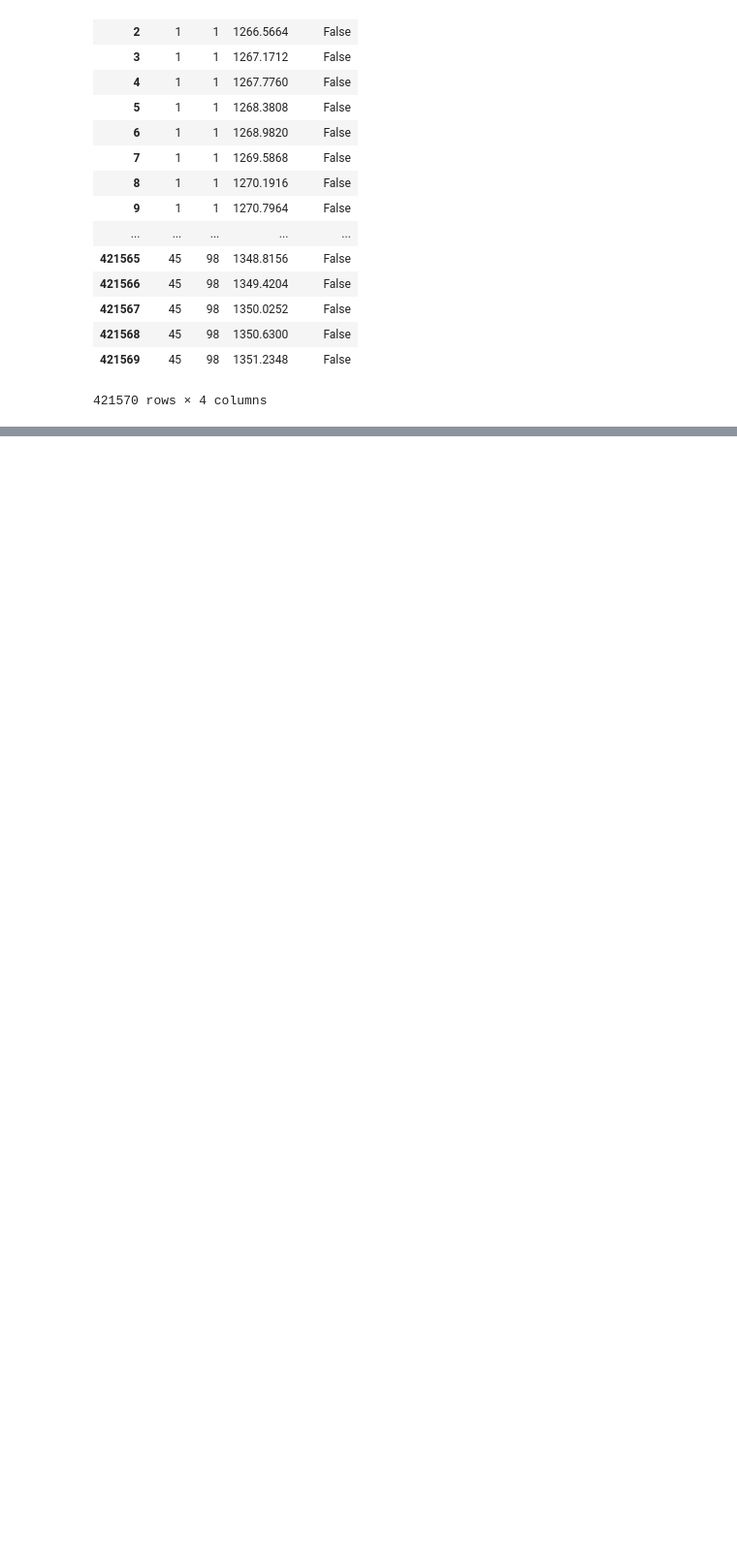
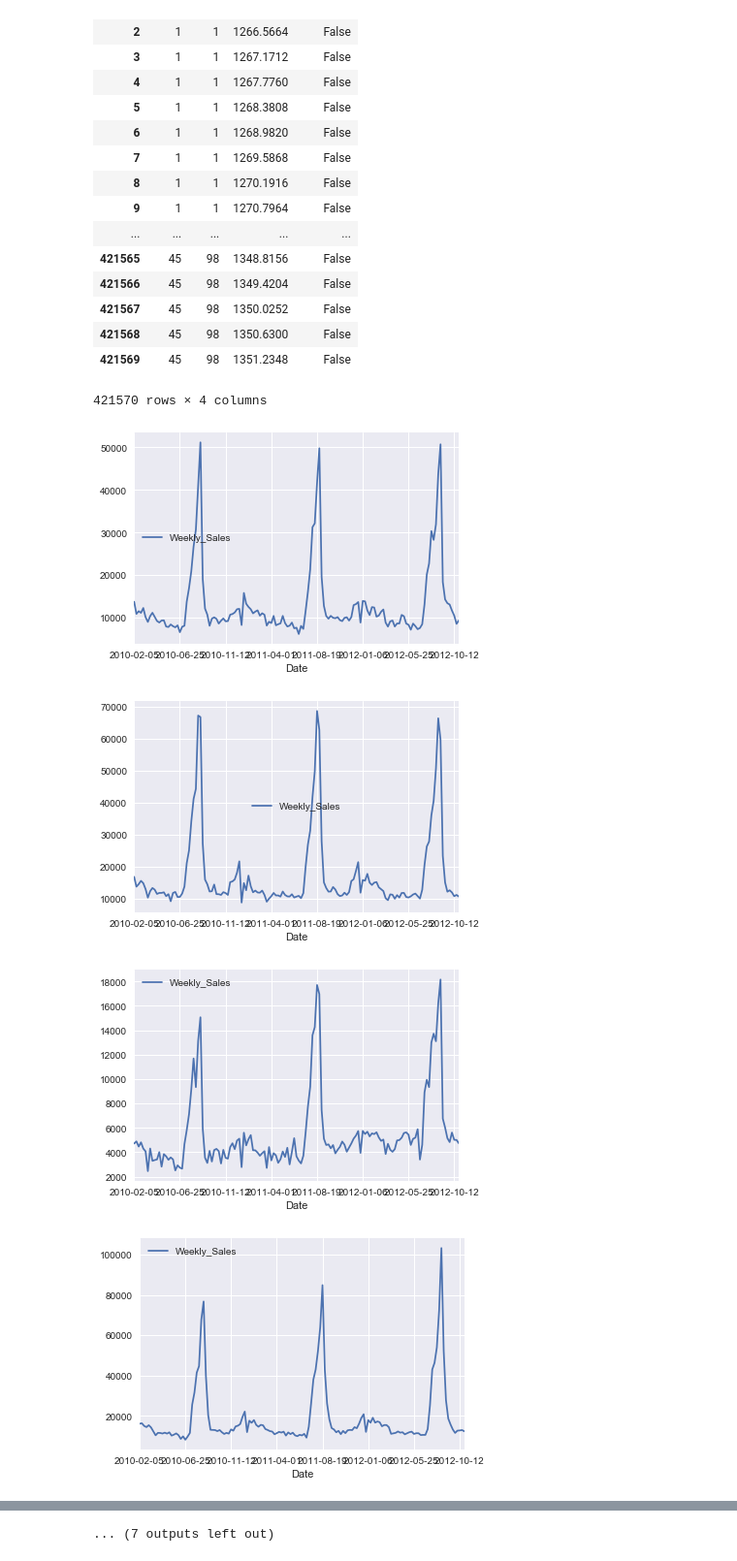
Before and after one commit to CraigFan96/CIS545, a Jupyter notebook: cleanData.ipynb, the cells around one changed output, grey strips where cells are left out. Shown at 97% size. Drawn from its saved outputs; the diff is of its cells as text; code cells hidden in the pictures; blank space fills up the shorter version.

```diff
--- a/cleanData.ipynb
+++ b/cleanData.ipynb
@@ -104,3 +104,13 @@ train_y.to_sql('train_y', engine, if_exists = 'replace', index = False)
 test.to_sql('test', engine, if_exists='replace', index = False)
 baseTrain_x.to_sql('baseTrain_x', engine, if_exists='replace', index = False)
 baseTrain_y.to_sql('baseTrain_y', engine, if_exists='replace', index = False)
+# %%
+train_df = pd.read_csv('./train.csv')
+# %%
+for i in range(1, 20):
+    train_df[(train_df['Store'] == i) & (train_df['Dept'] == 3)].plot(x = 'Date', y = 'Weekly_Sales')
+# %% [output]
+[figure, added]
+[figure, added]
+[figure, added]
+[figure, added]
@@ -106,0 +125 @@ baseTrain_y.to_sql('baseTrain_y', engine, if_exists='replace', index = False)
+... (7 outputs left out)
```
Also changed, not shown: parts of 3 cells of this notebook, 1 other file.
